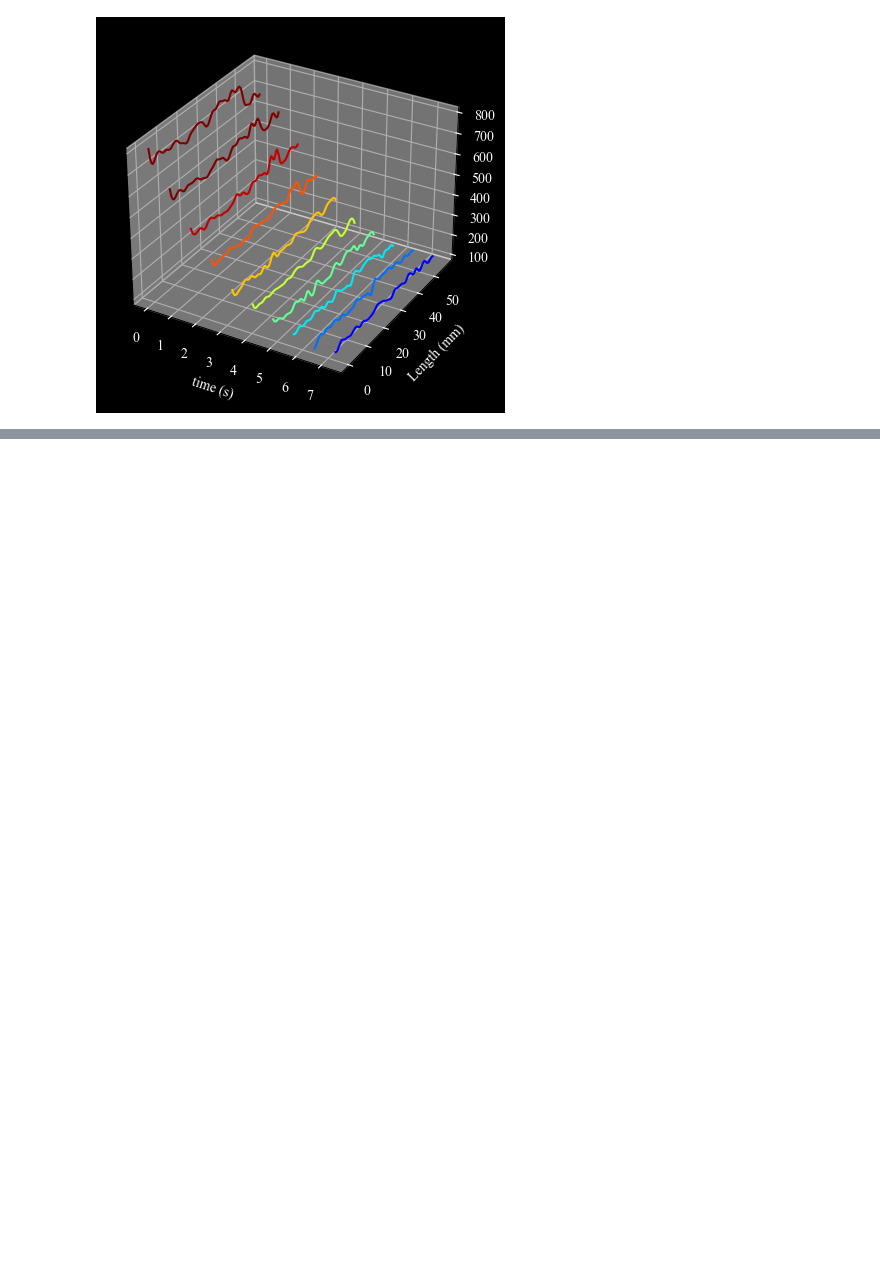
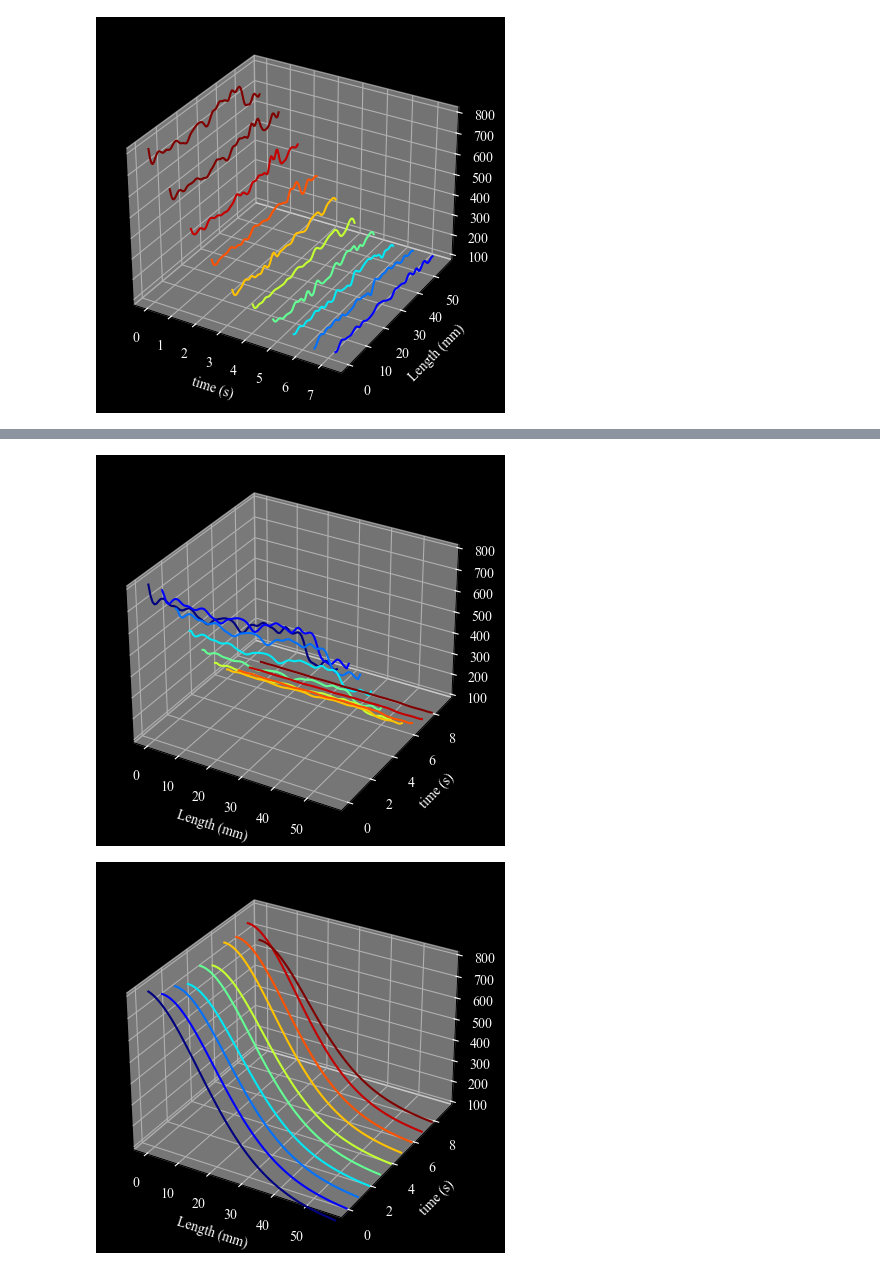
Before and after one commit to aseresti/ContrastDispersion, a Jupyter notebook: scripts/TestAutoPipeline.ipynb, the cells around one changed output, grey strips where cells are left out. Saved outputs shown, nothing was run; the diff lists cells and outputs as text; code cells hidden in the pictures; blank space fills up the shorter version.

```diff
--- a/scripts/TestAutoPipeline.ipynb
+++ b/scripts/TestAutoPipeline.ipynb
@@ -941,0 +931,77 @@ C0hat.shape
+# %%
+Length = x_new.max() - x_new.min() #Length of domain
+N = x_new.shape[0] #number of points along the x
+dx = Length/(N - 1) #spatial differences
+kappa = 2*np.pi*np.fft.fftfreq(N, dx)
+
+D = 0.04 #diffusion coefficient
+
+C0 = C_interp[:,0] #Contrast dispersion at the time of zero along the vessel
+#C0 = np.zeros_like(x_new)
+#C0[int((Length/2 - Length/10)/dx):int((Length/2 + Length/10)/dx)] = 1
+
+
+
+
+
+C0hat = np.fft.fft(C0)
+C0hat_ri = np.concatenate((C0hat.real, C0hat.imag))
+
+dt = (time.max()-time.min())/(len(time)-1)
+
+# Implementing the diffusion part in frequency domain
+def Diffusion(Chat_ri, t, kappa, D, v, k):
+    Chat = Chat_ri[:N] + (1j) * Chat_ri[N:]
+    d_Chat = - D * (np.power(kappa, 2)) * Chat - (1 - np.exp(-k * t)) * Chat #-1j * v * kappa* Chat
+    d_Chat_ri = np.concatenate((d_Chat.real, d_Chat.imag)).astype('float64')
+    return d_Chat_ri
+
+Chat_ri = odeint(Diffusion, C0hat_ri, time, args=(kappa,D, 30, 0.2)) # 0.2 is for the exponential decay and was selected manually.
+
+Chat = Chat_ri[:,:N] + (1j) * Chat_ri[:,N:]
+
+C_Gaussian_filter = np.zeros_like(Chat)
+for i in range(len(time)):
+    C_Gaussian_filter[i,:] = np.fft.ifft(Chat[i,:])
+
+C_Gaussian_filter = C_Gaussian_filter.real
+
+
+
+fig = plt.figure(facecolor="black")
+ax = fig.add_subplot(111, projection='3d', facecolor = "black")
+plt.set_cmap('jet_r')
+c_plot = C_Gaussian_filter[0:-1:10,:]
+for k in range(c_plot.shape[0]):
+    ys = k*np.ones(c_plot.shape[1])
+    ax.plot(x_new,ys,c_plot[k,:], color = cm.jet(k*30))
+
+
+ax.set_xlabel("Length (mm)")
+ax.set_ylabel("time (s)")
+ax.tick_params(colors="white")
+ax.xaxis.label.set_color("white")
+ax.yaxis.label.set_color("white")
+ax.zaxis.label.set_color("white")
+ax.set_zbound([100, 800])
+
+
+fig = plt.figure(facecolor="black")
+ax = fig.add_subplot(111, projection='3d', facecolor = "black")
+plt.set_cmap('jet_r')
+c_plot = C_Gaussian_filter[:,0:-1:10]
+for k in range(c_plot.shape[1]):
+    ys = k*np.ones(c_plot.shape[0])
+    ax.plot(x_new,ys,c_plot[:,k], color = cm.jet(k*30))
+
+
+ax.set_xlabel("Length (mm)")
+ax.set_ylabel("time (s)")
+ax.tick_params(colors="white")
+ax.xaxis.label.set_color("white")
+ax.yaxis.label.set_color("white")
+ax.zaxis.label.set_color("white")
+ax.set_zbound([100, 800])
+# %% [output]
+[figure, added]
+[figure, added]
```
Also changed, not shown: parts of 1 cell of this notebook.
